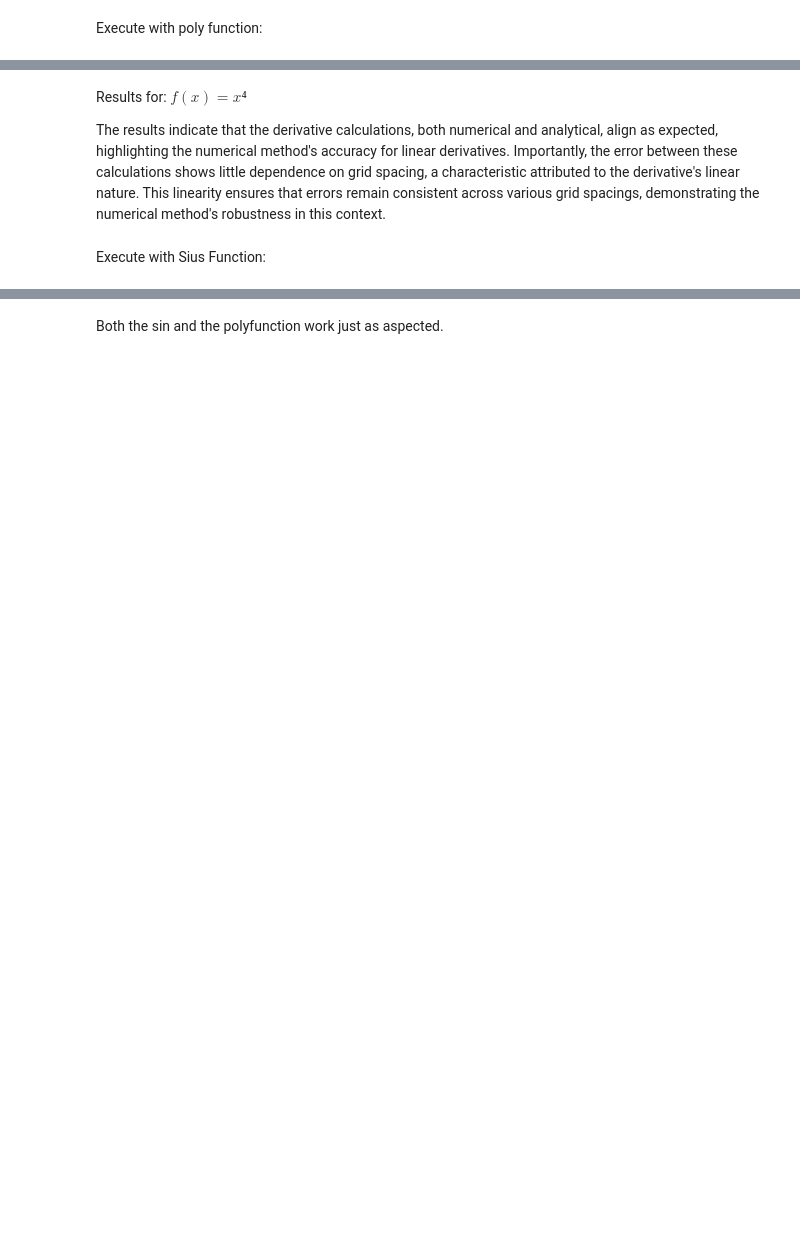
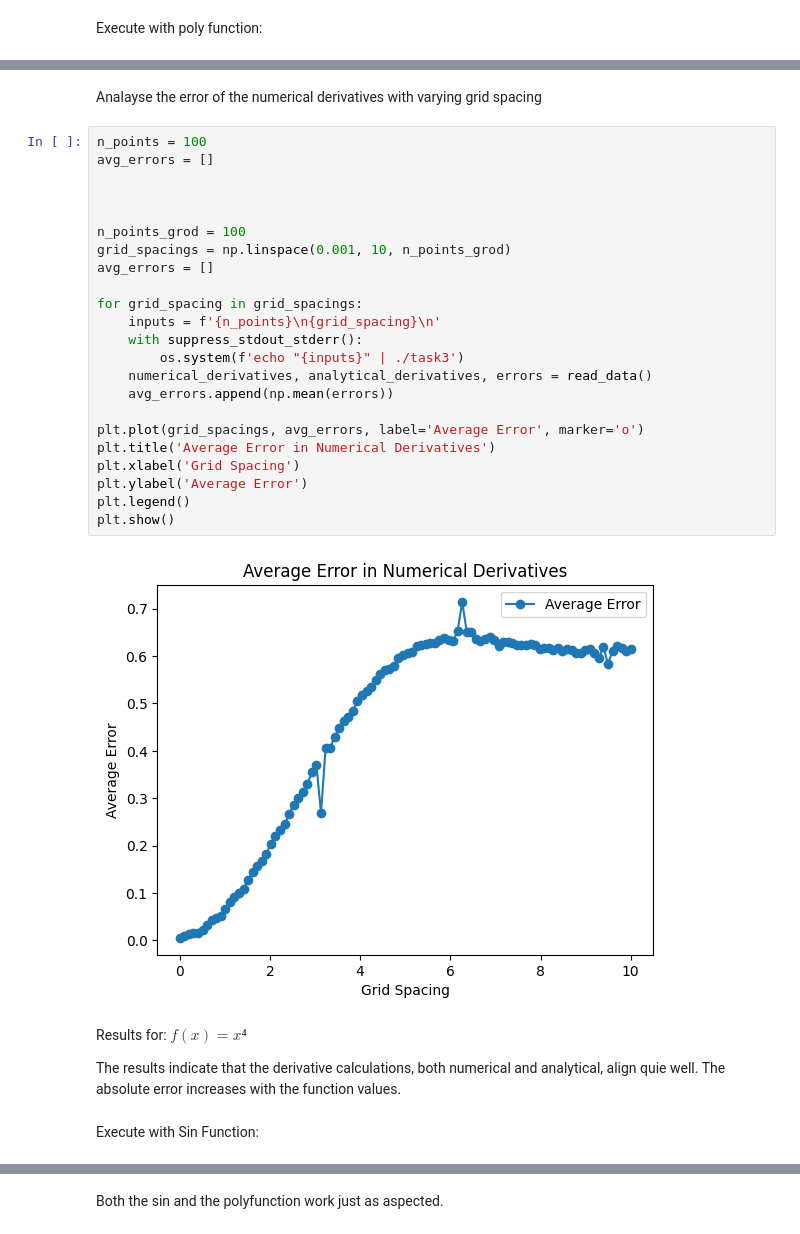
Before and after one commit to ClaasFil/metro_model_development, a Jupyter notebook: claas/week2/task4_report.ipynb, the cells around one changed output, grey strips where cells are left out. Saved outputs shown, nothing was run; the diff lists cells and outputs as text; blank space fills up the shorter version.

```diff
--- a/claas/week2/task4_report.ipynb
+++ b/claas/week2/task4_report.ipynb
@@ -109,10 +130,37 @@ ploting(numerical_derivatives, analytical_derivatives, errors)
-# %% [markdown]
-Results for:
-$f(x) = x⁴$
-
-The results indicate that the derivative calculations, both numerical and analytical, align as expected, highlighting the numerical method's accuracy for linear derivatives. Importantly, the error between these calculations shows little dependence on grid spacing, a characteristic attributed to the derivative's linear nature. This linearity ensures that errors remain consistent across various grid spacings, demonstrating the numerical method's robustness in this context.
+# %% [markdown]
+Analayse the error of the numerical derivatives with varying grid spacing
+# %%
+n_points = 100
+avg_errors = []
+
+
+
+n_points_grod = 100
+grid_spacings = np.linspace(0.001, 10, n_points_grod)
+avg_errors = []
+
+for grid_spacing in grid_spacings:
+    inputs = f'{n_points}\n{grid_spacing}\n'
+    with suppress_stdout_stderr():
+        os.system(f'echo "{inputs}" | ./task3')
+    numerical_derivatives, analytical_derivatives, errors = read_data()
+    avg_errors.append(np.mean(errors))
+
+plt.plot(grid_spacings, avg_errors, label='Average Error', marker='o')
+plt.title('Average Error in Numerical Derivatives')
+plt.xlabel('Grid Spacing')
+plt.ylabel('Average Error')
+plt.legend()
+plt.show()
+# %% [output]
+[figure, added]
+# %% [markdown]
+Results for:
+$f(x) = x⁴$
+
+The results indicate that the derivative calculations, both numerical and analytical, align quie well. The absolute error increases with the function values.
 # %% [markdown]
-Execute with Sius Function:
+Execute with Sin Function:
 # %%
 # Compile the Fortran program
 os.system('gfortran -o task3 task3.f90')
```
Also changed, not shown: parts of 5 cells of this notebook.
